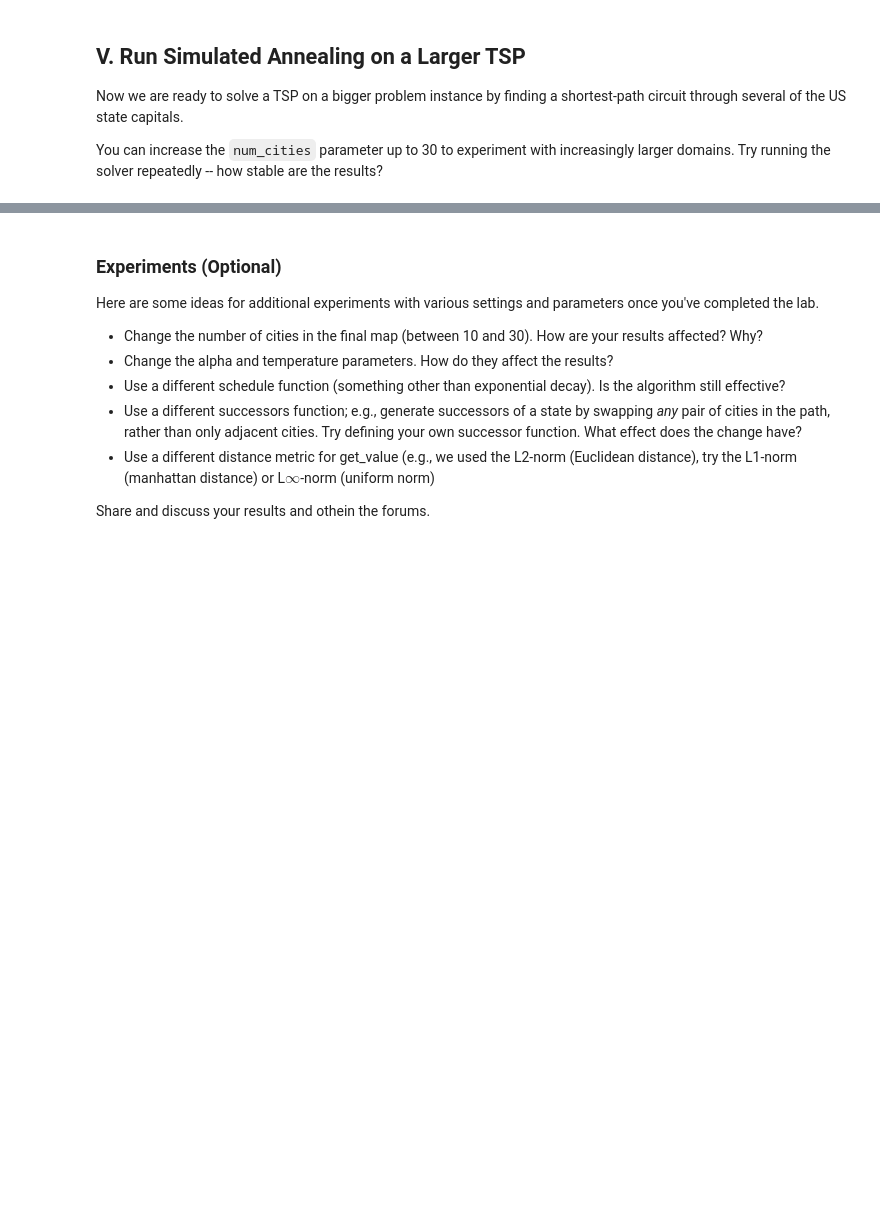
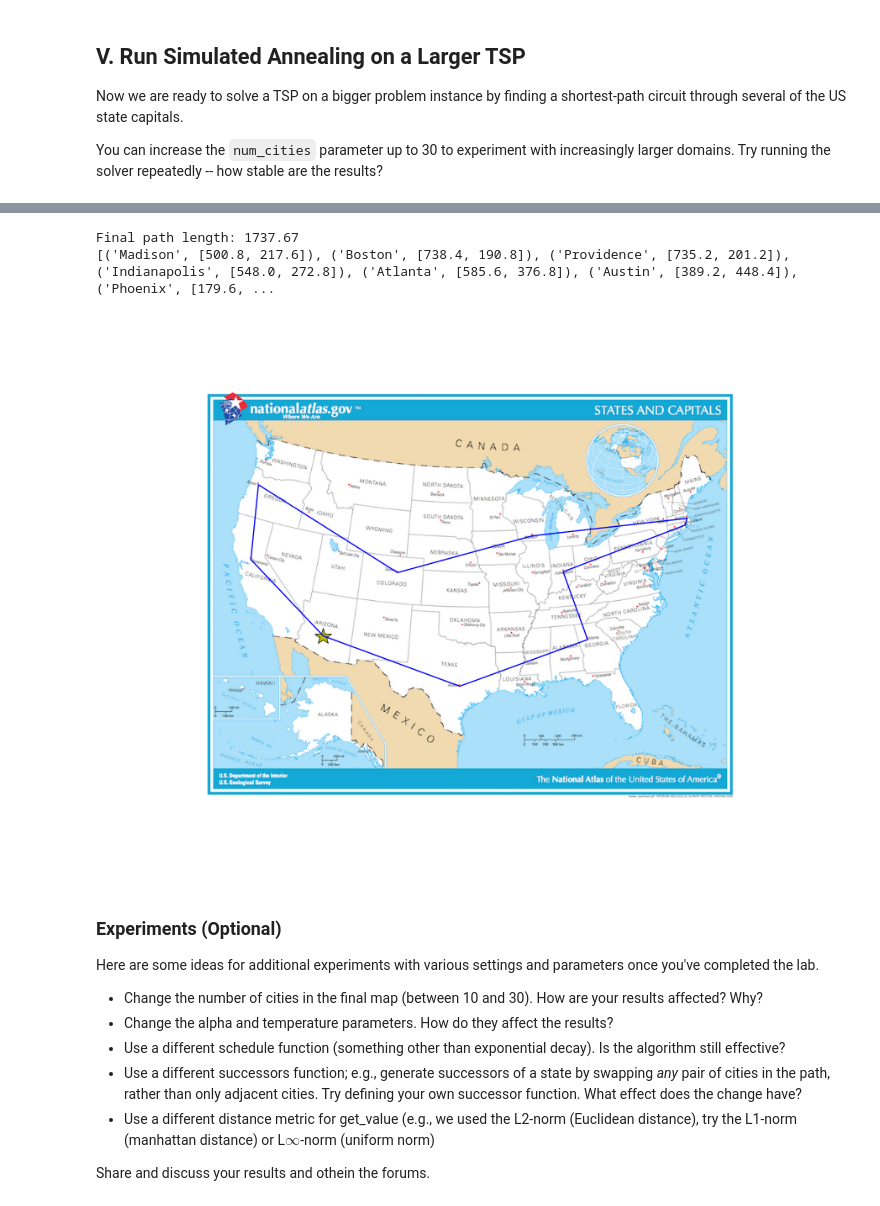
Before and after one commit to osanseviero/AIND, a Jupyter notebook: Simulated_Annealing/AIND-Simulated_Annealing.ipynb, the cells around one changed output, grey strips where cells are left out. Drawn from its saved outputs; the diff is of its cells as text; code cells hidden in the pictures; blank space fills up the shorter version.

Commit message:
feat: Solve the TSP problem with Simulated Annealing

```diff
--- a/Simulated_Annealing/AIND-Simulated_Annealing.ipynb
+++ b/Simulated_Annealing/AIND-Simulated_Annealing.ipynb
@@ -92,18 +92,17 @@ def simulated_annealing(problem, schedule):
         https://github.com/aimacode/aima-pseudocode/blob/master/md/Simulated-Annealing.md
     """
     t = 1
-    while t>0:
+    while True:
         T = schedule(t)
         if T < 1e-10:
             return problem
         successors = problem.successors()
-        next_suc = successors[random.randint(0, len(successors))]
+        next_suc = random.choice(successors)
         delta = next_suc.get_value() - problem.get_value()
         if delta > 0:
             problem = next_suc
-        else:
-            prob = e**(delta/T)
-            random_number = random.random()
+        if np.exp(delta/T) > random.random():
+            problem = next_suc
         t = t + 1
 # %% [markdown]
 ## III. Representing the Problem
@@ -197,9 +196,10 @@ class TravelingSalesmanProblem:
         locations = locations + [current]
 
         length = 0
-        while locations:
+        # Traverse all the locations and add the distance between the two coordinates
+        for i in range(len(locations)):
             next_location = locations.pop(0)
-            length = length + np.sqrt((next_location[0]-current[0])**2 + (next_location[1]-current[1]))
+            length = length + np.sqrt((next_location[0]-current[0])**2 + (next_location[1]-current[1])**2)
             current = next_location
         return -1. * length
 # %% [markdown]
@@ -244,7 +242,7 @@ alpha = 0.95
 temperature=1e4
 
 def schedule(time):
-    raise NotImplementedError
+    return temperature * alpha**time
 # %% [markdown]
 ### Testing the Temperature Schedule
 The following tests should validate the temperature schedule function and perform a simple test of the simulated annealing function to solve a small TSP test case
@@ -277,11 +284,15 @@ show_path(capitals_tsp.coords, starting_city)
 # %%
 # set the decay rate and initial temperature parameters, then run simulated annealing to solve the TSP
-alpha = 0.95
-temperature=1e6
+alpha = 0.99
+temperature=1e7
 result = simulated_annealing(capitals_tsp, schedule)
 print("Final path length: {:.2f}".format(-result.get_value()))
 print(result.path)
 show_path(result.coords, starting_city)
+# %% [output]
+Final path length: 1737.67
+[('Madison', [500.8, 217.6]), ('Boston', [738.4, 190.8]), ('Providence', [735.2, 201.2]), ('Indianapolis', [548.0, 272.8]), ('Atlanta', [585.6, 376.8]), ('Austin', [389.2, 448.4]), ('Phoenix', [179.6, ...
+[figure, added]
 # %% [markdown]
 ### Experiments (Optional)
 Here are some ideas for additional experiments with various settings and parameters once you've completed the lab.
```
Also changed, not shown: parts of 3 cells of this notebook.
